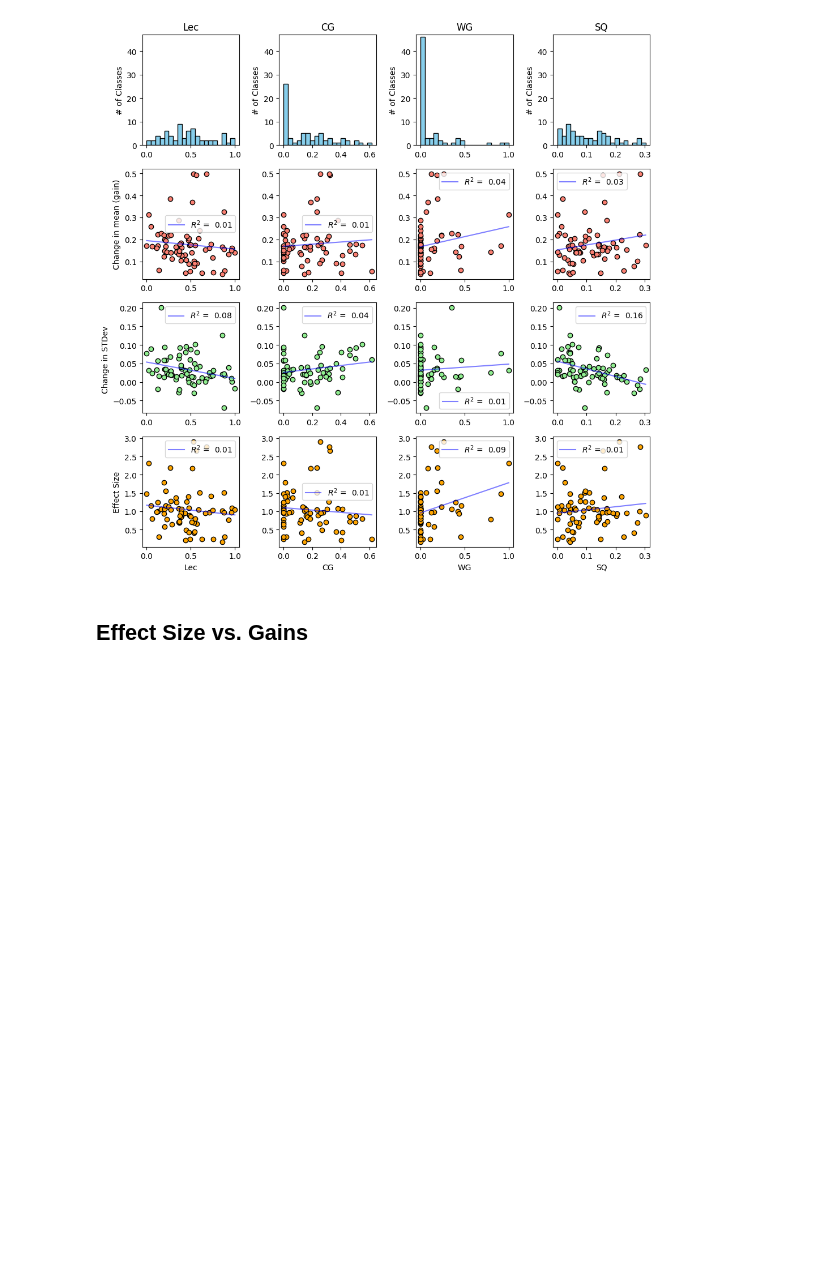
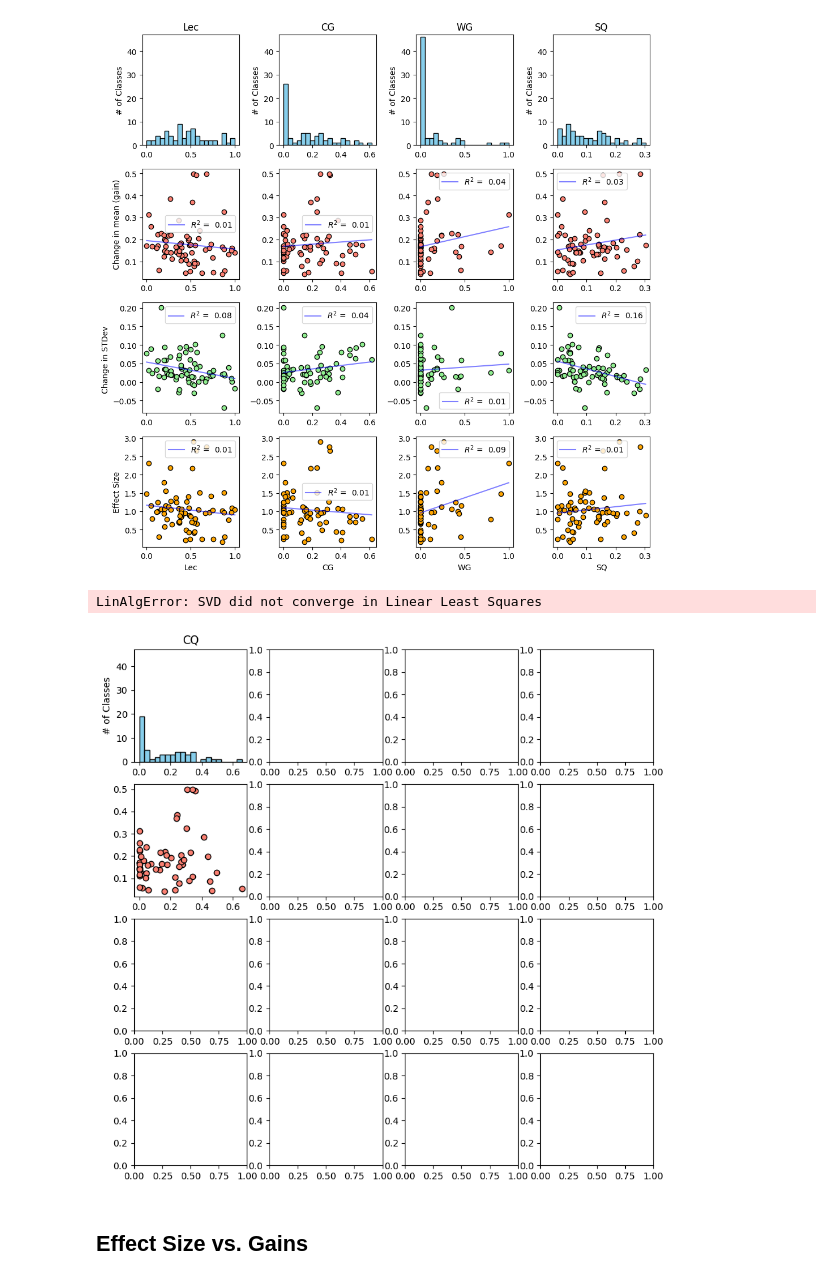
Before and after one commit to oross314/Modeling-Active-Learning-Classrooms, a Jupyter notebook: data_exploration_plots.ipynb, the cells around one changed output. Drawn from its saved outputs; the diff is of its cells as text; code cells hidden in the pictures; blank space fills up the shorter version.

```diff
--- a/data_exploration_plots.ipynb
+++ b/data_exploration_plots.ipynb
@@ -48,7 +51,9 @@ plt.show()
 # %% [markdown]
 ## COPUS Codes vs. Summary Statistics
 # %%
-retained_labels = ['Lec', 'CG', 'WG', 'SQ']
+retained_labels = ['Lec', 'CG', 'WG', 'SQ', ]
+
+
 n_features = len(retained_labels)
 COPUS_data = data[retained_labels].values
 fig, ax = plt.subplots(4, n_features, figsize=(10, 10))
@@ -89,6 +94,50 @@ plt.savefig('Figs/COPUS_dists.png', dpi=300)
 plt.show()
 # %% [output]
 [figure]
+# %%
+retained_labels = ['CQ', '1o1', 'PQ', 'OG']
+
+n_features = len(retained_labels)
+COPUS_data = data[retained_labels].values
+fig, ax = plt.subplots(4, n_features, figsize=(10, 10))
+for i in range(n_features):
+    x0 = np.linspace(min(COPUS_data[:, i]), max(COPUS_data[:, i]), 100)
+
+    ax[0, i].set_title(retained_labels[i])
+    ax[0, i].hist(COPUS_data[:, i], bins=20, color='skyblue', edgecolor='black')
+    ax[0, i].set_ylabel('# of Classes')
+    ax[0,i].set_ylim(0, 47)
+
+    ax[1, i].scatter(, gains, color='salmon', edgecolor='black')
+    m, b = np.polyfit(COPUS_data[:, i], gains, 1)
+    corr = np.corrcoef(COPUS_data[:, i], gains)[0, 1]**2
+    ax[1, i].plot(x0, m*x0 + b, color='blue', label = f'$R^2$ =  {corr:.2f}', alpha = .5  )
+    ax[1, i].legend()
+
+    ax[2, i].scatter(COPUS_data[:, i], std_diffs, color='lightgreen', edgecolor='black')
+    m, b = np.polyfit(COPUS_data[:, i], std_diffs, 1)
+    corr = np.corrcoef(COPUS_data[:, i], std_diffs)[0, 1]**2
+    ax[2, i].plot(x0, m*x0 + b, color='blue', label = f'$R^2$ =  {corr:.2f}', alpha = .5  )
+    ax[2, i].legend()
+
+
+    ax[3, i].scatter(COPUS_data[:, i], effect_sizes, color='orange', edgecolor='black')
+    ax[3, i].set_xlabel(retained_labels[i])
+    m, b = np.polyfit(COPUS_data[:, i], effect_sizes, 1)
+    corr = np.corrcoef(COPUS_data[:, i], effect_sizes)[0, 1]**2
+    ax[3, i].plot(x0, m*x0 + b, color='blue', label = f'$R^2$ =  {corr:.2f}', alpha = .5  )
+    ax[3, i].legend()
+
+ax[1, 0].set_ylabel('Change in mean (gain)')
+ax[2, 0].set_ylabel('Change in STDev ')
+ax[3, 0].set_ylabel('Effect Size')
+#fig.suptitle('COPUS Variables vs. Outcomes')
+fig.tight_layout()
+plt.savefig('Figs/COPUS_dists.png', dpi=300)
+plt.show()
+# %% [output]
+LinAlgError: SVD did not converge in Linear Least Squares
+[figure, added]
 # %% [markdown]
 ## Effect Size vs. Gains
 # %%
```
Also changed, not shown: parts of 2 cells of this notebook, 6 other files.
